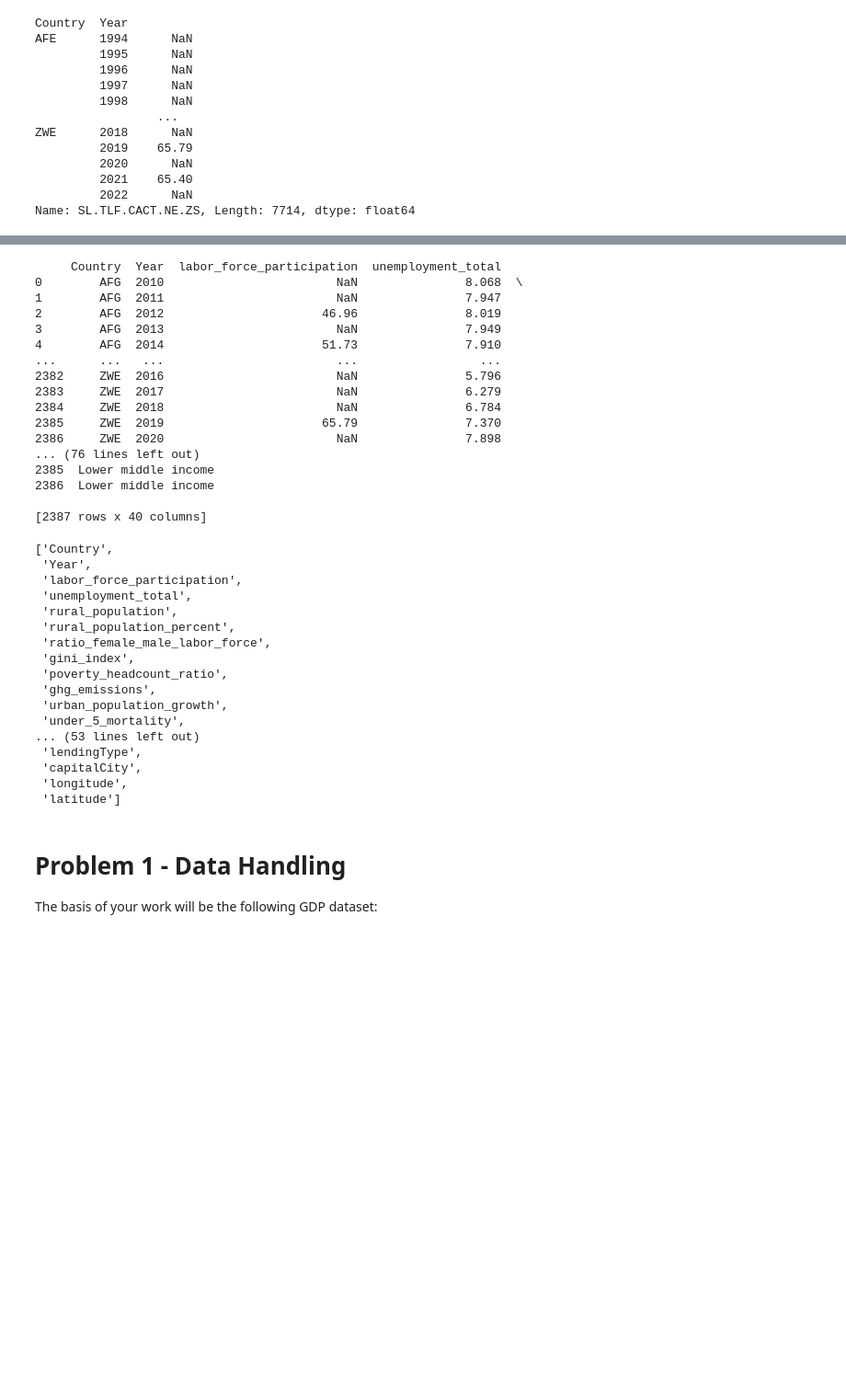
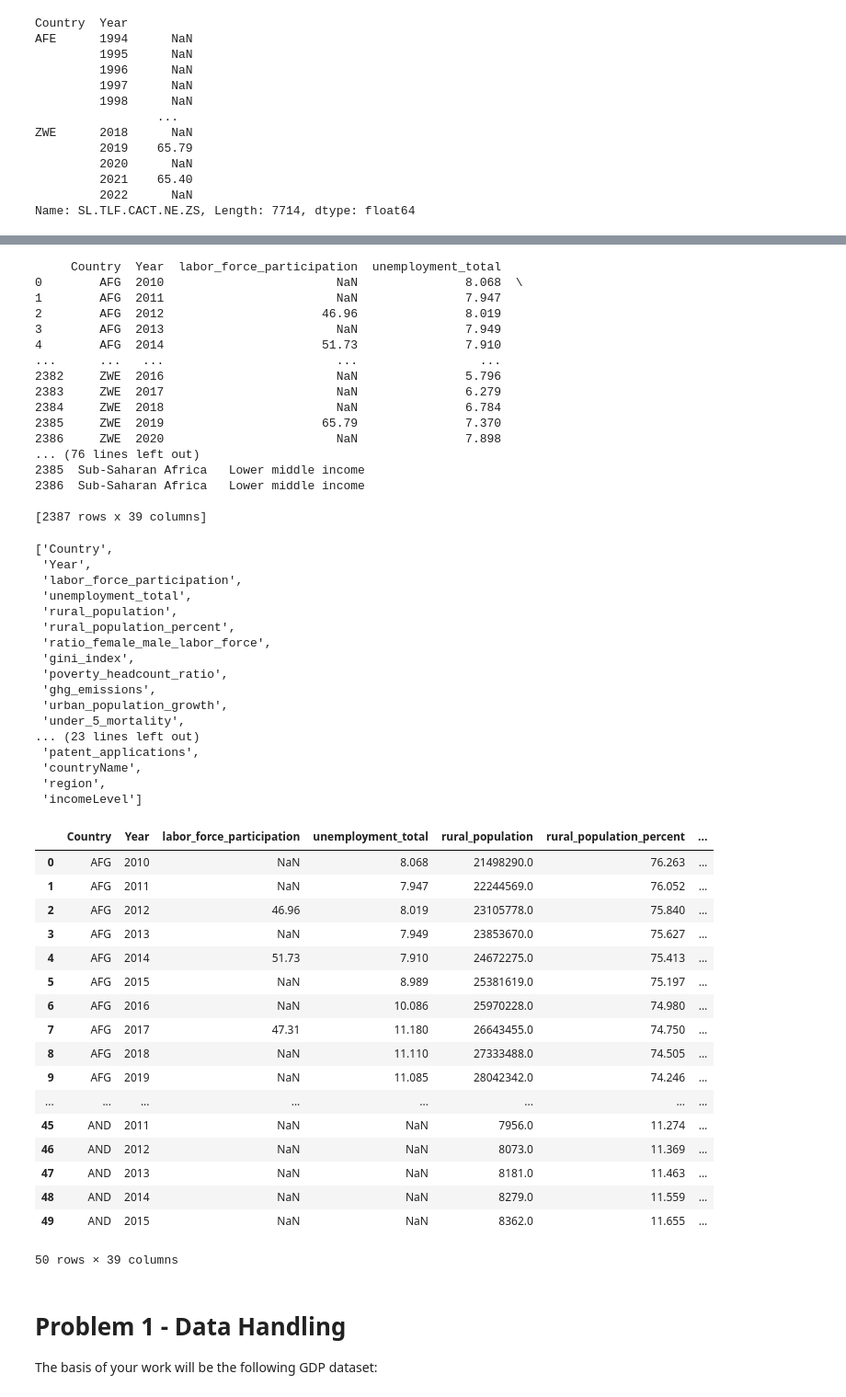
Before and after one commit to miTTimmiTTim/TIDS, a Jupyter notebook: ClassProject.ipynb, the cells around one changed output, grey strips where cells are left out. Shown at 92% size. Saved outputs shown, nothing was run; the diff lists cells and outputs as text; code cells hidden in the pictures; blank space fills up the shorter version.

Commit message:
update pd.merge in loop with how=outer

```diff
--- a/ClassProject.ipynb
+++ b/ClassProject.ipynb
@@ -138,4 +138,5 @@ for var_name, series_name in data_series_dict.items():
         df = data_series_df.copy()
     else:
         # Otherwise merge current data with existing DataFrame
-        df = pd.merge(df, data_series_df, on=['Country', 'Year'])
+        df = pd.merge(df, data_series_df, on=['Country', 'Year'], how='outer')
+df
@@ -160,10 +175,10 @@ print(df)
 2385     ZWE  2019                      65.79               7.370
 2386     ZWE  2020                        NaN               7.898
 ... (76 lines left out)
-2385  Lower middle income
-2386  Lower middle income
+2385  Sub-Saharan Africa   Lower middle income
+2386  Sub-Saharan Africa   Lower middle income
 
-[2387 rows x 40 columns]
+[2387 rows x 39 columns]
 # %%
 list(df)
 # %% [output]
@@ -179,11 +194,32 @@ list(df)
  'ghg_emissions',
  'urban_population_growth',
  'under_5_mortality',
-... (53 lines left out)
- 'lendingType',
- 'capitalCity',
- 'longitude',
- 'latitude']
+... (23 lines left out)
+ 'patent_applications',
+ 'countryName',
+ 'region',
+ 'incomeLevel']
+# %%
+df.head(50)
+# %% [output]
+|  | Country | Year | labor_force_participation | unemployment_total | rural_population | rural_population_percent | ... |
+| 0 | AFG | 2010 | NaN | 8.068 | 21498290.0 | 76.263 | ... |
+| 1 | AFG | 2011 | NaN | 7.947 | 22244569.0 | 76.052 | ... |
+| 2 | AFG | 2012 | 46.96 | 8.019 | 23105778.0 | 75.840 | ... |
+| 3 | AFG | 2013 | NaN | 7.949 | 23853670.0 | 75.627 | ... |
+| 4 | AFG | 2014 | 51.73 | 7.910 | 24672275.0 | 75.413 | ... |
+| 5 | AFG | 2015 | NaN | 8.989 | 25381619.0 | 75.197 | ... |
+| 6 | AFG | 2016 | NaN | 10.086 | 25970228.0 | 74.980 | ... |
+| 7 | AFG | 2017 | 47.31 | 11.180 | 26643455.0 | 74.750 | ... |
+| 8 | AFG | 2018 | NaN | 11.110 | 27333488.0 | 74.505 | ... |
+| 9 | AFG | 2019 | NaN | 11.085 | 28042342.0 | 74.246 | ... |
+| ... | ... | ... | ... | ... | ... | ... | ... |
+| 45 | AND | 2011 | NaN | NaN | 7956.0 | 11.274 | ... |
+| 46 | AND | 2012 | NaN | NaN | 8073.0 | 11.369 | ... |
+| 47 | AND | 2013 | NaN | NaN | 8181.0 | 11.463 | ... |
+| 48 | AND | 2014 | NaN | NaN | 8279.0 | 11.559 | ... |
+| 49 | AND | 2015 | NaN | NaN | 8362.0 | 11.655 | ... |
+50 rows × 39 columns
 # %% [markdown]
 # Problem 1 - Data Handling
 The basis of your work will be the following GDP dataset:
```
Also changed, not shown: parts of 10 cells of this notebook.
